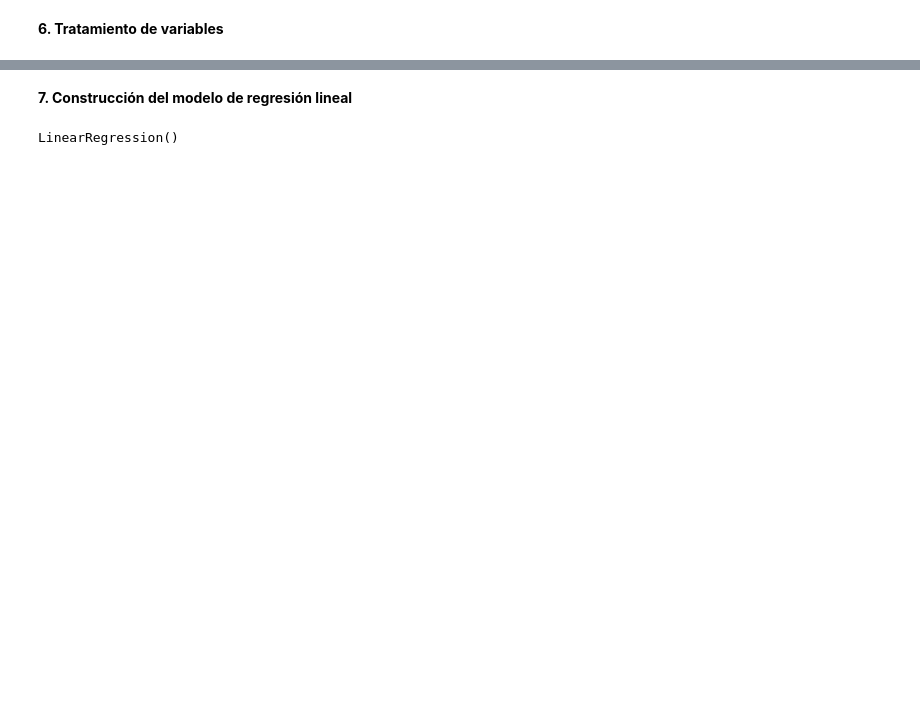
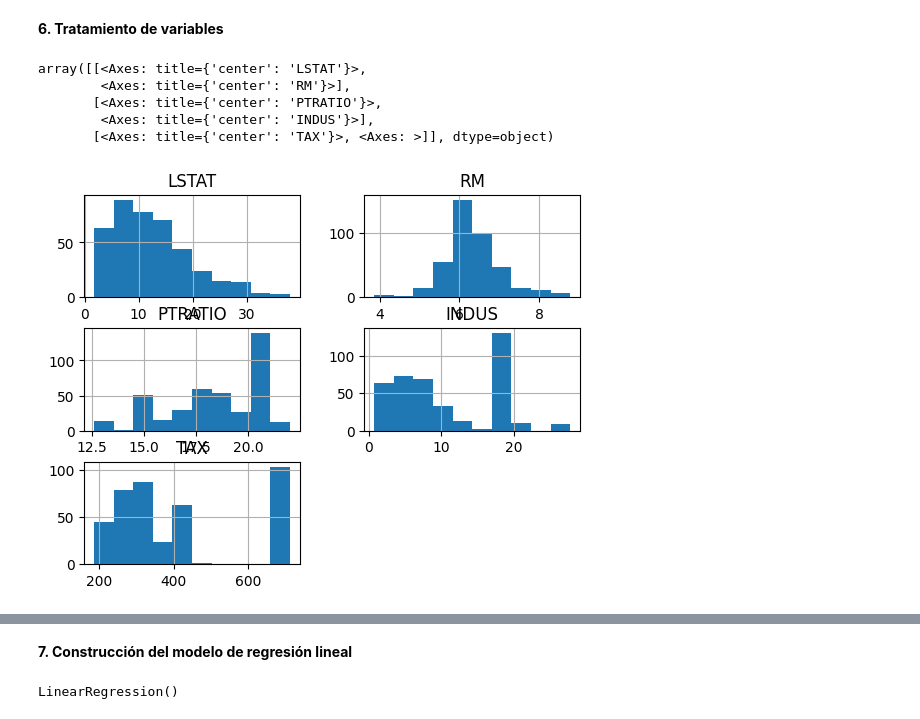
Before and after one commit to AngelaLM14/DS_THEBRIDGE_Angela, a Jupyter notebook: 04_Machine_Learning/Sprint_12/Unidad_01/Practica_Obligatoria/18_Practica_Obligatoria_Regresion_Lineal_y_Regularización.ipynb, the cells around one changed output, grey strips where cells are left out. Cells and saved outputs as stored; diff of their text form; code cells hidden in the pictures; blank space fills up the shorter version.

```diff
--- a/04_Machine_Learning/Sprint_12/Unidad_01/Practica_Obligatoria/18_Practica_Obligatoria_Regresion_Lineal_y_Regularización.ipynb
+++ b/04_Machine_Learning/Sprint_12/Unidad_01/Practica_Obligatoria/18_Practica_Obligatoria_Regresion_Lineal_y_Regularización.ipynb
@@ -139,0 +198,9 @@ X_test_scaled = scaler.transform(X_test)
+# %%
+train_set[features].hist()
+# %% [output]
+array([[<Axes: title={'center': 'LSTAT'}>,
+        <Axes: title={'center': 'RM'}>],
+       [<Axes: title={'center': 'PTRATIO'}>,
+        <Axes: title={'center': 'INDUS'}>],
+       [<Axes: title={'center': 'TAX'}>, <Axes: >]], dtype=object)
+[figure, added]
```
Also changed, not shown: parts of 28 cells of this notebook, 16 other files.
